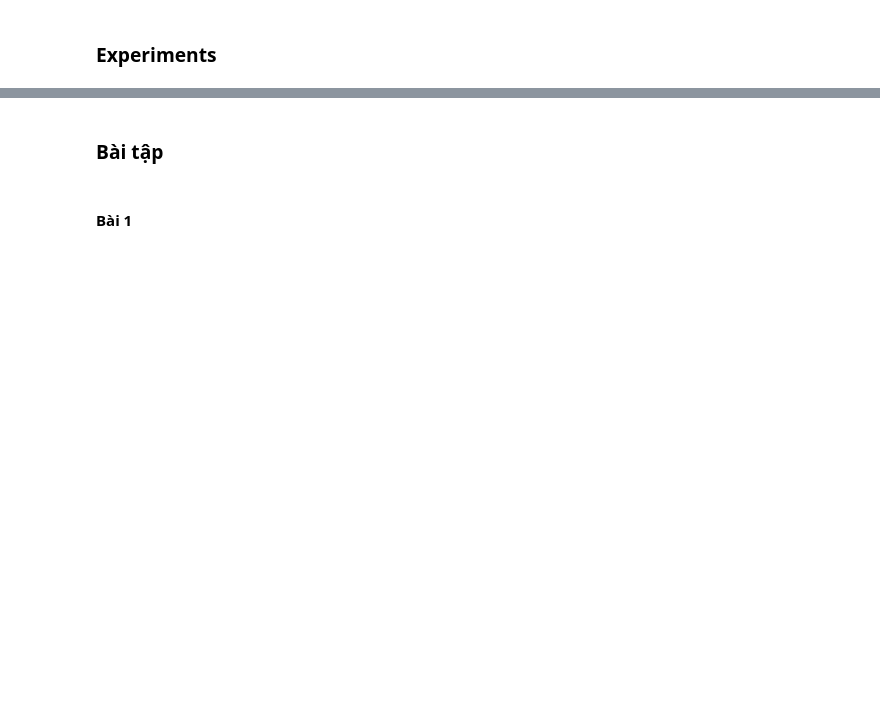
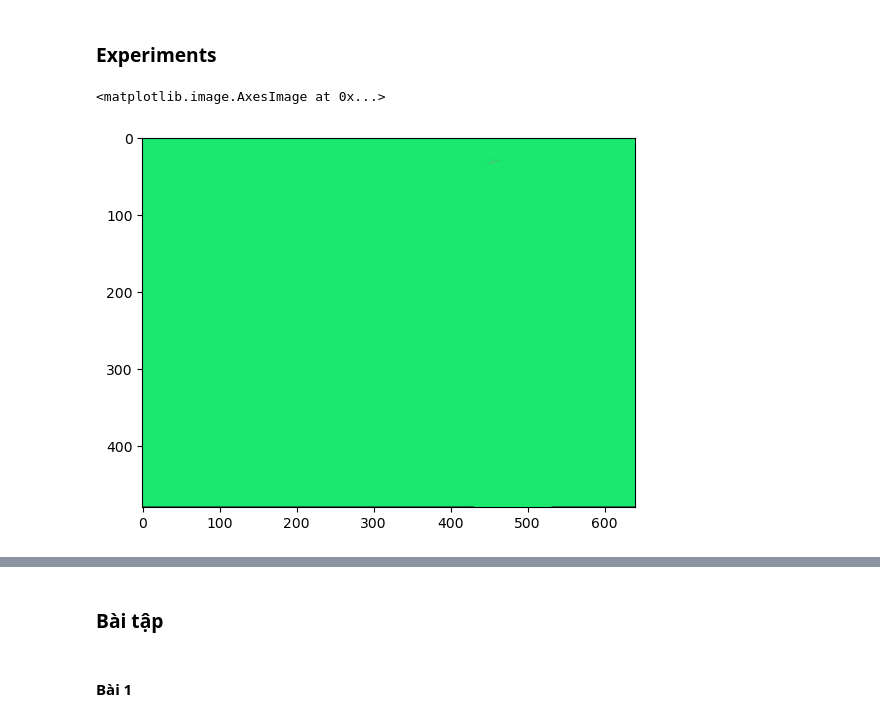
Before and after one commit to WibuNek0/AIO_Daily, a Jupyter notebook: Source Code/Week13/Day66.ipynb, the cells around one changed output, grey strips where cells are left out. Drawn from its saved outputs; the diff is of its cells as text; code cells hidden in the pictures; blank space fills up the shorter version.

```diff
--- a/Source Code/Week13/Day66.ipynb
+++ b/Source Code/Week13/Day66.ipynb
@@ -111,6 +138,16 @@ def replaceBackGround(bg_image1, bg_image2, ob_image):
 
     return output
 # %%
-bg_image1 = cv2.imread('background1.png')
-bg_image2 = cv2.imread('background2.png')
-ob_image = cv2.imread('object.png')
+bg_image1 = cv2.imread('experiments/background1.png')
+bg_image2 = cv2.imread('experiments/background2.png')
+ob_image = cv2.imread('experiments/object.png')
+# %%
+# Resize kích thuớc ảnh đầu vào
+bg_image1 = cv2.resize(bg_image1, (640, 480))
+bg_image2 = cv2.resize(bg_image2, (640, 480))
+ob_image = cv2.resize(ob_image, (640, 480))
+
+plt.imshow(bg_image1)
+# %% [output]
+<matplotlib.image.AxesImage at 0x...>
+[figure, added]
```
Also changed, not shown: parts of 28 cells of this notebook.
